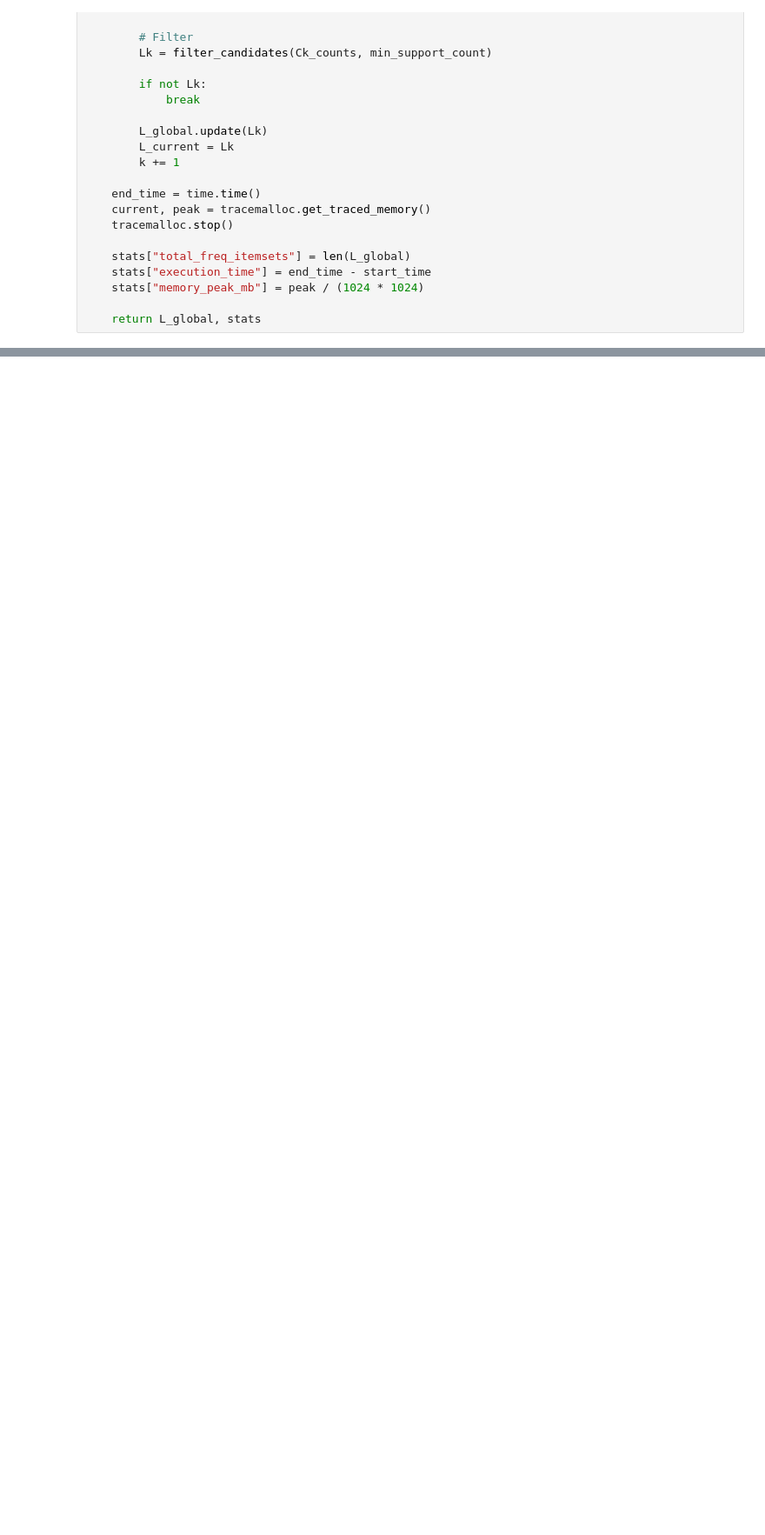
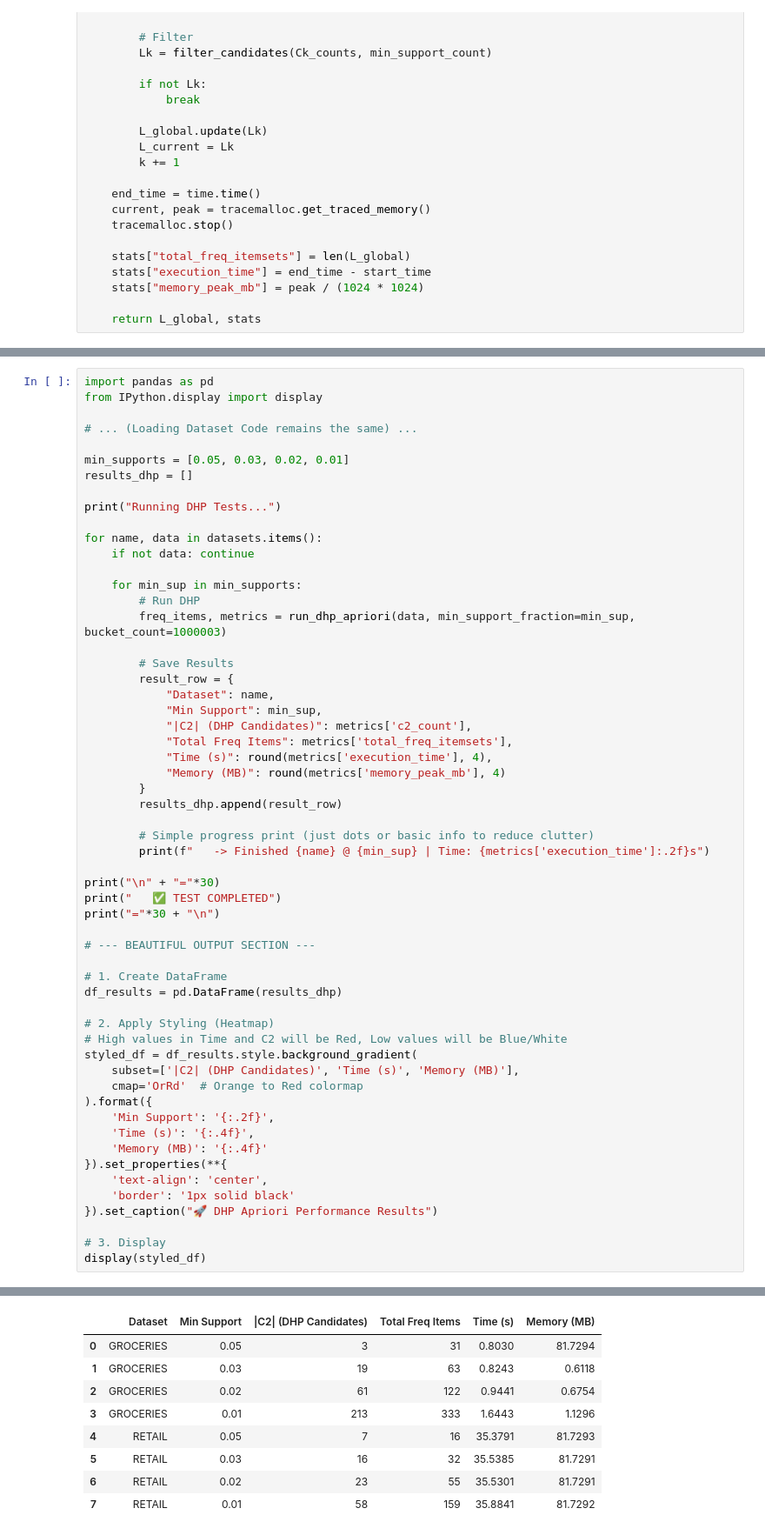
Before and after one commit to alabhastam/Apiori-Implementation, a Jupyter notebook: Associative-real-datasets.ipynb, the cells around one changed output, grey strips where cells are left out. Shown at 87% size. Cells and saved outputs as stored; diff of their text form; blank space fills up the shorter version.

Commit message:
Kaggle Notebook | Associative rules in real datasets | Version 5

```diff
--- a/Associative-real-datasets.ipynb
+++ b/Associative-real-datasets.ipynb
@@ -355,0 +582,58 @@ Testing Min Support: 0.05
+# %%
+import pandas as pd
+from IPython.display import display
+
+# ... (Loading Dataset Code remains the same) ...
+
+min_supports = [0.05, 0.03, 0.02, 0.01]
+results_dhp = []
+
+print("Running DHP Tests...")
+
+for name, data in datasets.items():
+    if not data: continue
+
+    for min_sup in min_supports:
+        # Run DHP
+        freq_items, metrics = run_dhp_apriori(data, min_support_fraction=min_sup, bucket_count=1000003)
+
+        # Save Results
+        result_row = {
+            "Dataset": name,
+            "Min Support": min_sup,
+            "|C2| (DHP Candidates)": metrics['c2_count'],
+            "Total Freq Items": metrics['total_freq_itemsets'],
+            "Time (s)": round(metrics['execution_time'], 4),
+            "Memory (MB)": round(metrics['memory_peak_mb'], 4)
+        }
+        results_dhp.append(result_row)
+
+        # Simple progress print (just dots or basic info to reduce clutter)
+        print(f"   -> Finished {name} @ {min_sup} | Time: {metrics['execution_time']:.2f}s")
+
+print("\n" + "="*30)
+print("   ✅ TEST COMPLETED")
+print("="*30 + "\n")
+
+# --- BEAUTIFUL OUTPUT SECTION ---
+
+# 1. Create DataFrame
+df_results = pd.DataFrame(results_dhp)
+
+# 2. Apply Styling (Heatmap)
+# High values in Time and C2 will be Red, Low values will be Blue/White
+styled_df = df_results.style.background_gradient(
+    subset=['|C2| (DHP Candidates)', 'Time (s)', 'Memory (MB)'],
+    cmap='OrRd'  # Orange to Red colormap
+).format({
+    'Min Support': '{:.2f}',
+    'Time (s)': '{:.4f}',
+    'Memory (MB)': '{:.4f}'
+}).set_properties(**{
+    'text-align': 'center',
+    'border': '1px solid black'
+}).set_caption("🚀 DHP Apriori Performance Results")
+
+# 3. Display
+display(styled_df)
+# %% [output]
@@ -355,0 +658,9 @@ Testing Min Support: 0.05
+|  | Dataset | Min Support | |C2| (DHP Candidates) | Total Freq Items | Time (s) | Memory (MB) |
+| 0 | GROCERIES | 0.05 | 3 | 31 | 0.8030 | 81.7294 |
+| 1 | GROCERIES | 0.03 | 19 | 63 | 0.8243 | 0.6118 |
+| 2 | GROCERIES | 0.02 | 61 | 122 | 0.9441 | 0.6754 |
+| 3 | GROCERIES | 0.01 | 213 | 333 | 1.6443 | 1.1296 |
+| 4 | RETAIL | 0.05 | 7 | 16 | 35.3791 | 81.7293 |
+| 5 | RETAIL | 0.03 | 16 | 32 | 35.5385 | 81.7291 |
+| 6 | RETAIL | 0.02 | 23 | 55 | 35.5301 | 81.7291 |
+| 7 | RETAIL | 0.01 | 58 | 159 | 35.8841 | 81.7292 |
```
Also changed, not shown: parts of 7 cells of this notebook.
